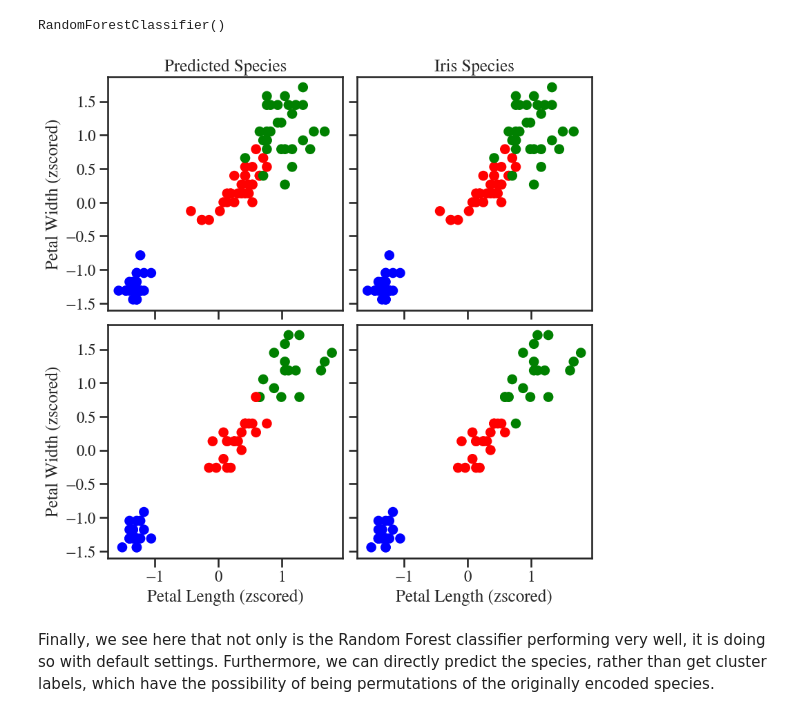
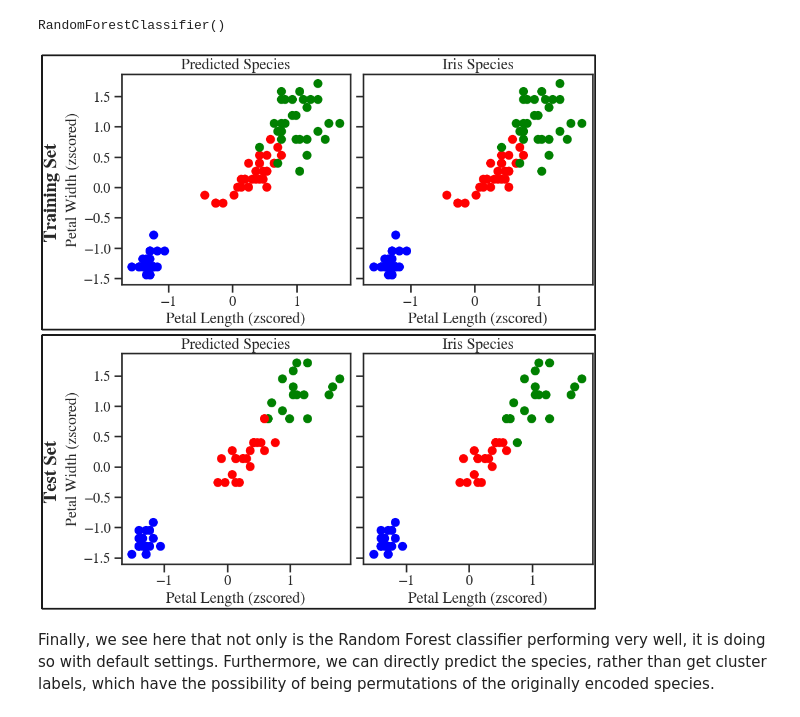
Before and after one commit to FurqanDar/DataScience-MachineLearning-Portfolio, a Jupyter notebook: Iris_DataSet/01_iris_dataset.ipynb, the cells around one changed output. Drawn from its saved outputs; the diff is of its cells as text; code cells hidden in the pictures.

```diff
--- a/Iris_DataSet/01_iris_dataset.ipynb
+++ b/Iris_DataSet/01_iris_dataset.ipynb
@@ -300,25 +299,24 @@ Xy_train_rf['pred-species'] = random_forest_obj.predict(X_train)
 Xy_test_rf = X_test.copy()
 Xy_test_rf['species'] = y_test
 Xy_test_rf['pred-species'] = random_forest_obj.predict(X_test)
-# %%
-with sns.plotting_context('talk'):
-    myFig, myAx = plt.subplots(2,2, figsize=[8,8], sharey=True, sharex=True, constrained_layout=True)
-    fAx: list[plt.Axes] = myAx.flatten() if isinstance(myAx, np.ndarray) else np.asarray([myAx])
-    fAx[0].scatter(Xy_train_rf['petal_length'], Xy_train_rf['petal_width'], c=gen_label_colors(Xy_train_rf['pred-species']))
-    fAx[1].scatter(Xy_train_rf['petal_length'], Xy_train_rf['petal_width'], c=gen_label_colors(Xy_train_rf['species']))
-
-    fAx[2].scatter(Xy_test_rf['petal_length'], Xy_test_rf['petal_width'], c=gen_label_colors(Xy_test_rf['pred-species']))
-    fAx[3].scatter(Xy_test_rf['petal_length'], Xy_test_rf['petal_width'], c=gen_label_colors(Xy_test_rf['species']))
-
-    myHands, myLabs = fAx[0].get_legend_handles_labels()
-    if myLabs:
-        myFig.legend(myHands, myLabs, bbox_to_anchor=(1.0, 0.5), loc='center left')
-    fAx[0].set_title('Predicted Species')
-    fAx[1].set_title('Iris Species')
-    [ax.set_xlabel(r'Petal Length (zscored)') for ax in myAx[-1]]
-    [ax.set_ylabel(r'Petal Width (zscored)') for ax in myAx[:,0]]
-    plt.show()
-# %% [output]
-[figure, removed]
+# %%
+with sns.plotting_context('talk'):
+    supFig = plt.figure(figsize=[9,9], layout='constrained')
+    subFigs = supFig.subfigures(2,1)
+    for figID, (data, fig, yLabel) in enumerate(zip([Xy_train_rf, Xy_test_rf], subFigs, ["Training Set", "Test Set"])):
+        myAx = fig.subplots(1,2, sharey=True, sharex=True)
+        fAx: list[plt.Axes] = myAx.flatten() if isinstance(myAx, np.ndarray) else np.asarray([myAx])
+        fAx[0].scatter(data['petal_length'], data['petal_width'], c=gen_label_colors(data['pred-species']))
+        fAx[1].scatter(data['petal_length'], data['petal_width'], c=gen_label_colors(data['species']))
+        fAx[0].set(title='Predicted Species', ylabel=r'Petal Width (zscored)')
+        fAx[1].set_title('Iris Species')
+        [ax.set_xlabel(r'Petal Length (zscored)') for ax in fAx]
+        fig.set_frameon(True)
+        fig.set_linewidth(1.0)
+        fig.set_edgecolor(f'k')
+        fig.supylabel(yLabel, fontweight='bold')
+    plt.show()
+# %% [output]
+[figure, added]
 # %% [markdown]
 Finally, we see here that not only is the Random Forest classifier performing very well, it is doing so with default settings. Furthermore, we can directly predict the species, rather than get cluster labels, which have the possibility of being permutations of the originally encoded species.
```
Also changed, not shown: parts of 2 cells of this notebook, 1 other file.
